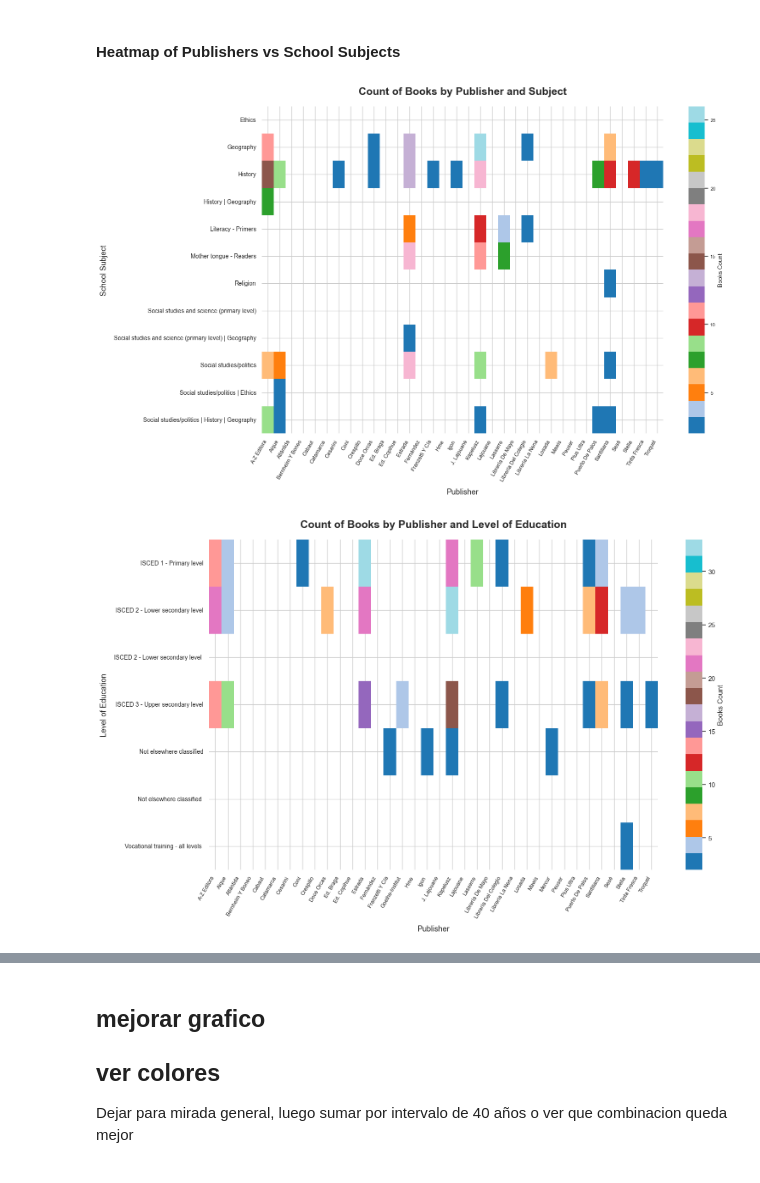
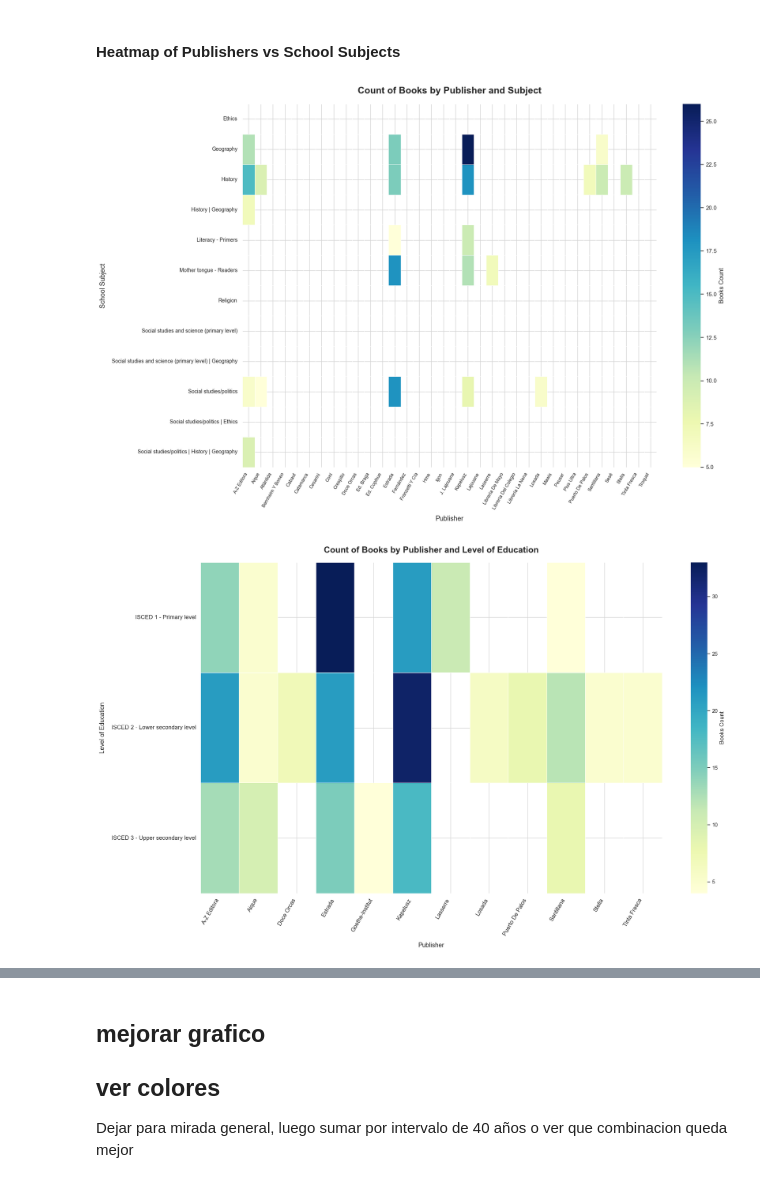
Before and after one commit to rominicky/miscellaneous, a Jupyter notebook: glotrec_explorating.ipynb, the cells around one changed output, grey strips where cells are left out. Cells and saved outputs as stored; diff of their text form; code cells hidden in the pictures.

```diff
--- a/glotrec_explorating.ipynb
+++ b/glotrec_explorating.ipynb
@@ -101,6 +101,5 @@ Apply normalization in 'Publisher' column
 # %%
 df['Publisher'] = df['Publisher'].str.strip().str.lower()
-df['Year'] = pd.to_numeric(df['Year'], errors='coerce')
 
 mapa_editoriales = {
     'a-z editora': 'A-Z Editora',
@@ -208,34 +206,0 @@ plt.show()
-# %%
-
-sns.set(style="whitegrid")
-min_count = 4
-for level, subdf in df.groupby(['Level of Education', 'Document Type']):
-
-    # top 25 publishers in this level
-    top_publishers = (
-        subdf['Publisher']
-        .value_counts()
-        .loc[lambda x: x >= min_count]
-        .head(25)
-        .reset_index()
-    )
-    # rename columns for clarity
-    top_publishers.columns = ['Publisher', 'Books Count']
-    if top_publishers.empty:
-            continue
-    # make bar plot
-    plt.figure(figsize=(12, 6))
-    sns.barplot(
-        data=top_publishers,
-        y='Publisher',
-        x='Books Count',
-        hue='Publisher',        # each bar a different color
-        palette="Set3",
-        legend=False
-    )
-
-    plt.title(f'Top Publishers by Level of Education: {level}')
-    plt.xlabel('Books Count')
-    plt.ylabel('Publisher')
-    plt.tight_layout()
-    plt.show()
@@ -249,57 +274,62 @@ for level, subdf in df.groupby(['Level of Education', 'Document Type']):
 #### Heatmap of Publishers vs School Subjects
 # %%
 
-plt.figure(figsize=(16, 10))
+plt.figure(figsize=(18, 12))
 (df
  .explode('Publisher')
  .query("`School Subject` != 'German taught in non-German-speaking countries'")
  .pipe(lambda d: sns.heatmap(
     pd.crosstab(d['School Subject'], d['Publisher']),
     #cmap='PiYG',
-    cmap='tab20',
+    cmap='YlGnBu',
     annot=False,
     fmt='d',
-    linecolor='gray',
+    annot_kws={"size": 8},
+    linewidth=0.5,
+    linecolor='white',
     cbar_kws={'label': 'Books Count'},
-    mask=(pd.crosstab(d['School Subject'], d['Publisher']) <= 1)
+    mask=(pd.crosstab(d['School Subject'], d['Publisher']) <= 4)
 )))
 plt.title('Count of Books by Publisher and Subject', fontsize=18, pad=20, weight='bold')
 plt.xlabel('Publisher', fontsize=13, labelpad=10)
 plt.ylabel('School Subject', fontsize=13, labelpad=10)
 plt.xticks(rotation=60, ha='right', fontsize=9)
 plt.yticks(rotation=0, fontsize=10)
 sns.despine(left=True, bottom=True)
 plt.tight_layout()
 plt.show()
 # %% [output]
-[figure, old version]
+[figure, new version]
 # %%
 # Heatmap of Publishers vs Level of Education
 df['Level of Education'] = df['Level of Education'].fillna('').str.split('|').str[0]
-plt.figure(figsize=(16, 10))
+plt.figure(figsize=(20, 12))
 (df
  .explode('Publisher')
  #.query("`School Subject` != 'German taught in non-German-speaking countries'")
- .pipe(lambda d: sns.heatmap(
-    pd.crosstab(d['Level of Education'], d['Publisher']),
+ .pipe(lambda d: pd.crosstab(d['Level of Education'], d['Publisher']))
+ .pipe(lambda ctab: ctab[ctab >= 4].dropna(how='all').dropna(axis=1, how='all'))
+ .pipe(lambda filtered: sns.heatmap(
+     filtered,
     #cmap='PiYG',
-    cmap='tab20',
+    cmap='YlGnBu',
     annot=False,
     fmt='d',
-    linecolor='gray',
-    cbar_kws={'label': 'Books Count'},
-    mask=(pd.crosstab(d['Level of Education'], d['Publisher']) <= 1)
-)))
+    annot_kws={"size": 8},
+    linewidth=0.5,
+    linecolor='white',
+    cbar_kws={'label': 'Books Count'})
+))
 plt.title('Count of Books by Publisher and Level of Education', fontsize=18, pad=20, weight='bold')
-plt.xlabel('Publisher', fontsize=13, labelpad=10)
-plt.ylabel('Level of Education', fontsize=13, labelpad=10)
-plt.xticks(rotation=60, ha='right', fontsize=9)
-plt.yticks(rotation=0, fontsize=10)
+plt.xlabel('Publisher', fontsize=13, labelpad=12)
+plt.ylabel('Level of Education', fontsize=13, labelpad=12)
+plt.xticks(rotation=60, ha='right', fontsize=12)
+plt.yticks(rotation=0, fontsize=12)
 sns.despine(left=True, bottom=True)
 plt.tight_layout()
 plt.show()
 # %% [output]
-[figure, old version]
+[figure, new version]
 # %%
 # Heatmap of Publishers vs Document Type
 df['Document Type'] = df['Document Type'].fillna('').str.split('|').str[0]
```
Also changed, not shown: parts of 25 cells of this notebook.
